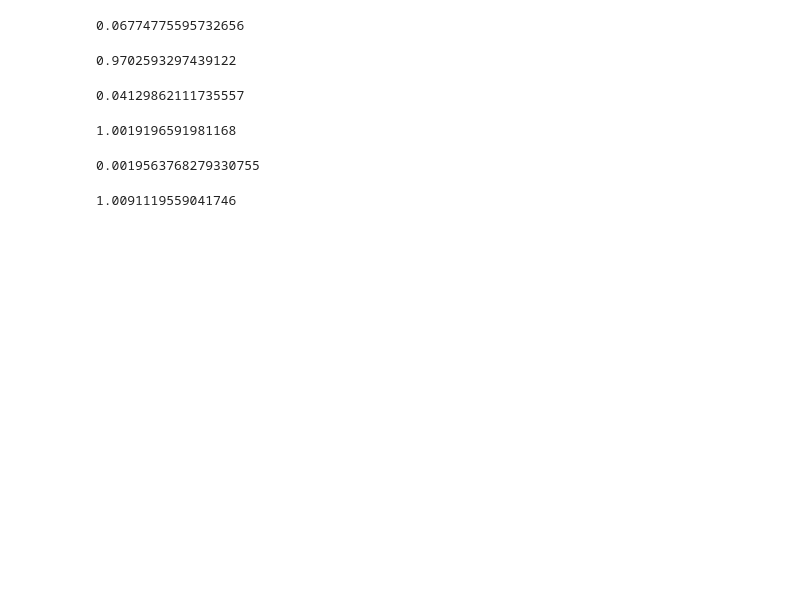
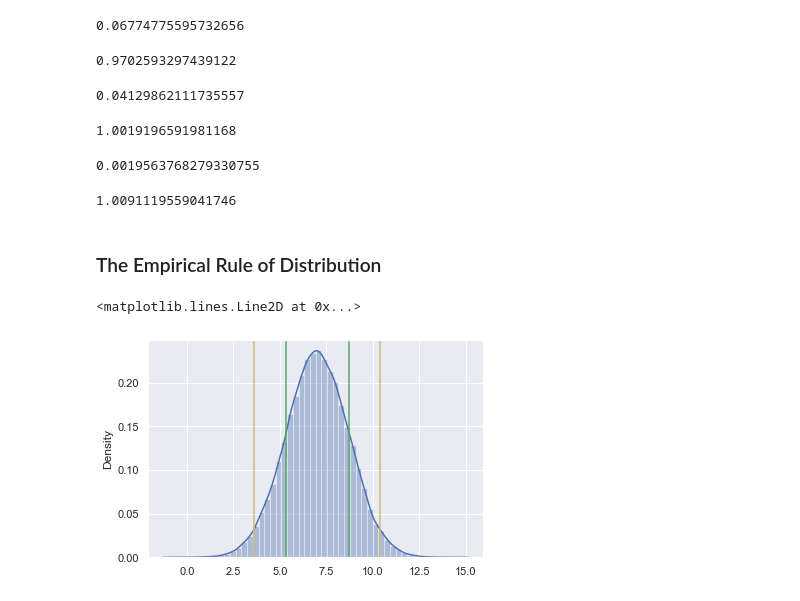
Before and after one commit to harryyang1982/coursera_umich_python, a Jupyter notebook: week4.ipynb, the cells around one changed output. Cells and saved outputs as stored; diff of their text form; code cells hidden in the pictures; blank space fills up the shorter version.

```diff
--- a/week4.ipynb
+++ b/week4.ipynb
@@ -237,3 +237,5 @@ standarddevs = [np.std(random.sample(Population, 1000)) for _ in range(100)]
 np.mean(standarddevs)
 # %% [output]
 1.0091119559041746
+# %% [markdown]
+### The Empirical Rule of Distribution
@@ -239,0 +252,16 @@ np.mean(standarddevs)
+# %%
+mu = 7
+sigma = 1.7
+
+Observations = [random.normalvariate(mu, sigma) for _ in range(100000)]
+# %%
+sns.distplot(Observations)
+
+plt.axvline(np.mean(Observations) + np.std(Observations), color = "g")
+plt.axvline(np.mean(Observations) - np.std(Observations), color = "g")
+
+plt.axvline(np.mean(Observations) + np.std(Observations) * 2, color = "y")
+plt.axvline(np.mean(Observations) - np.std(Observations) * 2, color = "y")
+# %% [output]
+<matplotlib.lines.Line2D at 0x...>
+[figure, added]
```
Also changed, not shown: parts of 10 cells of this notebook, 3 other files.
